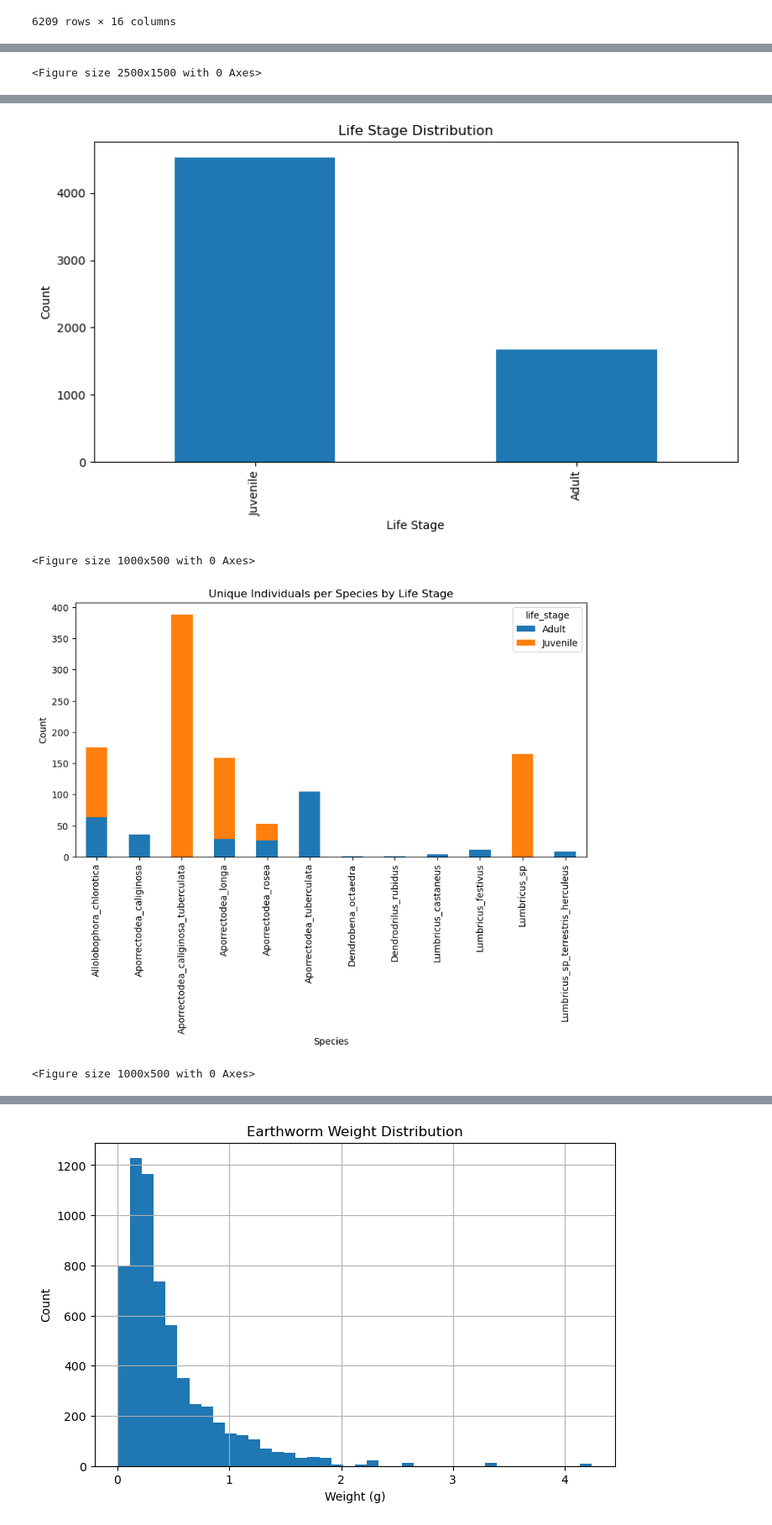
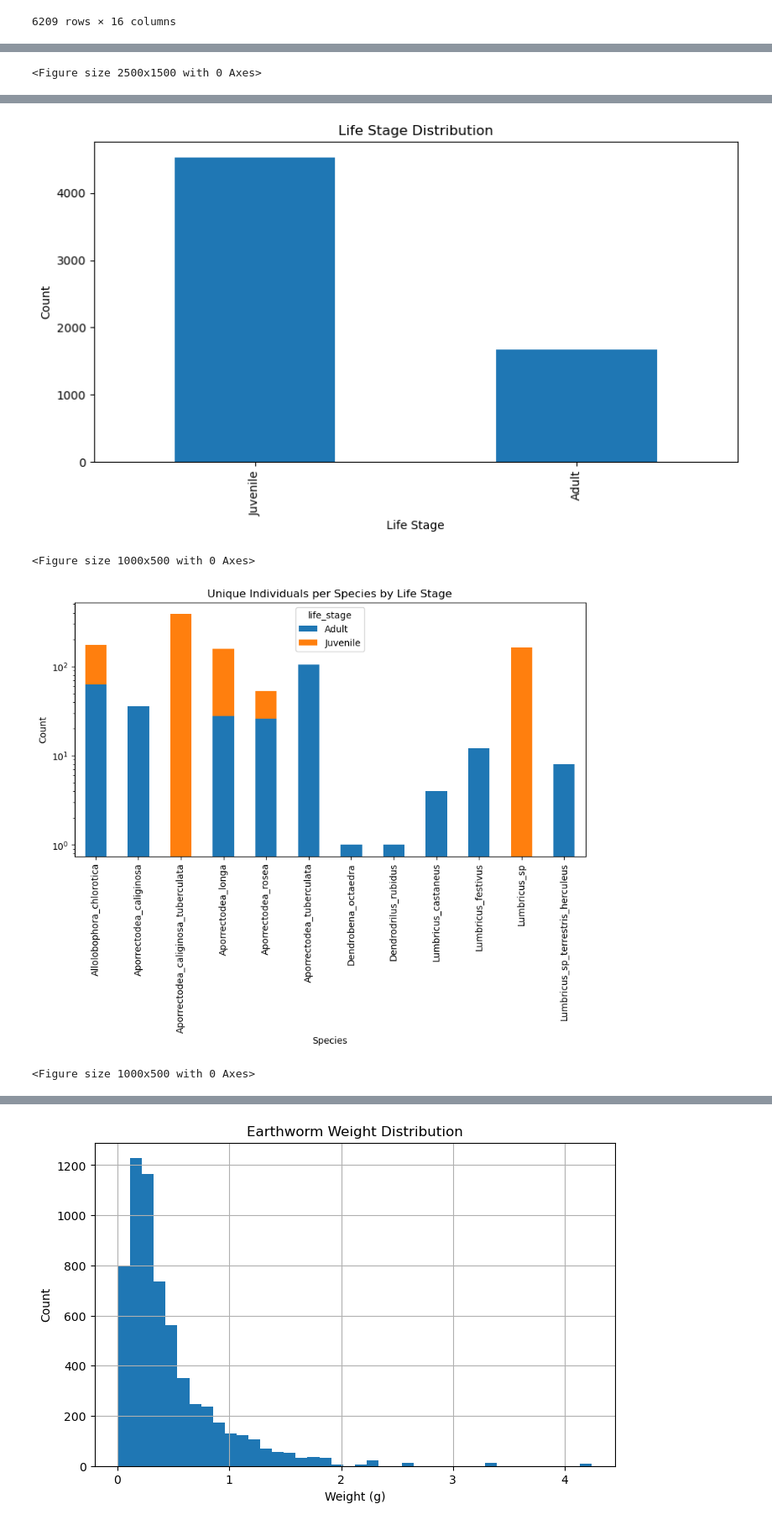
Before and after one commit to darsa-group/worm-species, a Jupyter notebook: data_explore.ipynb, the cells around one changed output, grey strips where cells are left out. Shown at 84% size. Cells and saved outputs as stored; diff of their text form; code cells hidden in the pictures.

```diff
--- a/data_explore.ipynb
+++ b/data_explore.ipynb
@@ -66,34 +66,35 @@ plt.show()
 plt.figure(figsize=(10,5))
 global_metadata['life_stage'].value_counts().plot(kind='bar')
 plt.title('Life Stage Distribution')
 plt.xlabel('Life Stage')
 plt.ylabel('Count')
 
 plt.show()
 
 #show distribution of species by life stage unique individuals
 plt.figure(figsize=(10,5))
 global_metadata.groupby(['species_label','life_stage'])['barcode'].nunique().unstack().plot(kind='bar', stacked=True, figsize=(10,5))
 plt.title('Unique Individuals per Species by Life Stage')
 plt.xlabel('Species')
 plt.ylabel('Count')
+plt.yscale('log')
 plt.show()
 
 #unique individuals per genus adult vs juvenile
 plt.figure(figsize=(10,5))
 global_metadata.groupby(['genus','life_stage'])['barcode'].nunique().unstack().plot(kind='bar', stacked=True, figsize=(10,5))
 plt.title('Unique Individuals per Genus by Life Stage')
 plt.xlabel('Genus')
 plt.ylabel('Count')
 plt.show()
 # %% [output]
 [figure]
 [figure]
 <Figure size 2500x1500 with 0 Axes>
 [figure]
 [figure]
 <Figure size 1000x500 with 0 Axes>
-[figure, old version]
+[figure, new version]
 <Figure size 1000x500 with 0 Axes>
 [figure]
 # %%
```
Also changed, not shown: 4 other files.
